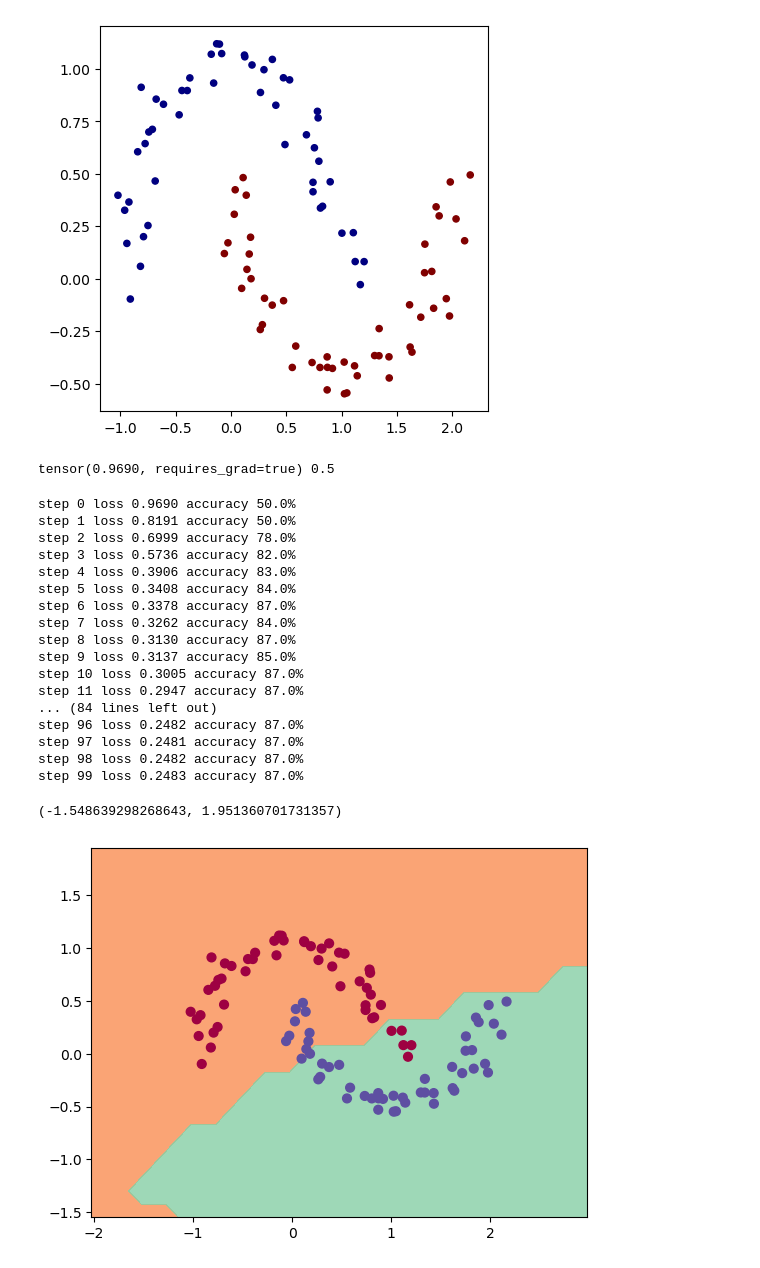
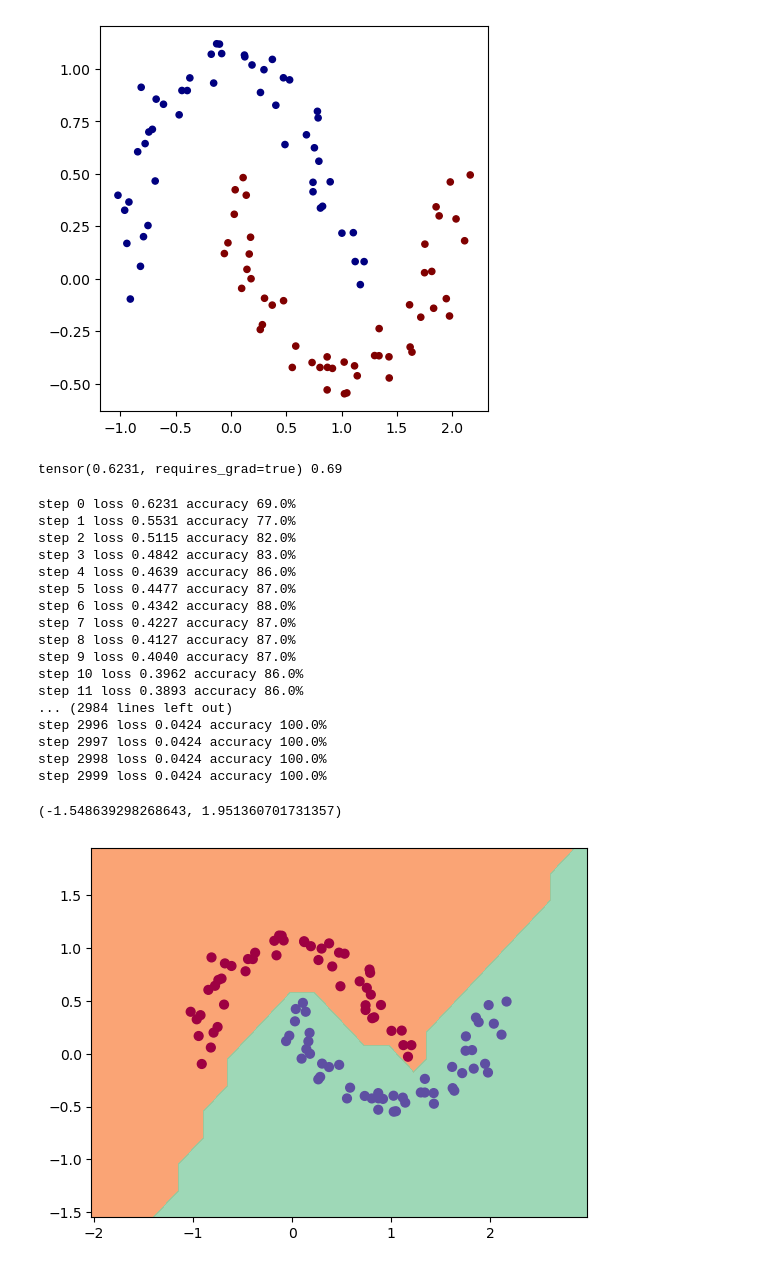
Before and after one commit to manoflearning/cranberry, a Jupyter notebook: examples/demo.ipynb, the cells around one changed output. Drawn from its saved outputs; the diff is of its cells as text; code cells hidden in the pictures.

Commit message:
makemoon accuracy 100%

```diff
--- a/examples/demo.ipynb
+++ b/examples/demo.ipynb
@@ -14,7 +14,6 @@ random.seed(1337)
 # make up a dataset
 from sklearn.datasets import make_moons, make_blobs
 X, y = make_moons(n_samples=100, noise=0.1)
-y = y*2 - 1 # make y be -1 or 1
 
 # visualize in 2D
 plt.figure(figsize=(5,5))
@@ -27,10 +26,11 @@ class Model:
     def __init__(self):
         self.layers: List[Callable[[cr.Tensor], cr.Tensor]] = [
             nn.Linear(2, 16),
-            nn.ReLU(),
-            nn.Linear(16, 16),
-            nn.ReLU(),
+            Tensor.relu,
+            # nn.Linear(16, 16),
+            # Tensor.relu,
             nn.Linear(16, 1),
+            Tensor.sigmoid
         ]
 
     def __call__(self, x: cr.Tensor):
@@ -41,43 +41,43 @@ class Model:
     def parameters(self):
         out = []
         for layer in self.layers:
-            out += layer.parameters()
+            if hasattr(layer, 'parameters'):
+                out += layer.parameters()
         return out
 
 model = Model()
 # %%
 # loss function
 def loss():
-    Xb, yb = cr.Tensor(X), cr.Tensor(y)
+    Xb, yb = Tensor(X), Tensor(y)
 
     # forward the model to get scores
     scores = model(Xb)
+    scores = scores.reshape([100])
 
-    # svm "max-margin" loss
-    scores = scores.reshape([100])
-    data_loss = (cr.Tensor([1 for _ in range(100)]) - yb*scores).relu().mean()
+    # binary cross entropy loss
+    data_loss = -(yb * scores.log() + (Tensor(1) - yb) * (Tensor(1) - scores).log()).mean()
 
     # L2 regularization
-    alpha = 1e-4
-    reg_loss = cr.Tensor(0)
+    reg_loss = Tensor(0)
     for params in model.parameters():
         reg_loss += (params * params).sum()
-    reg_loss *= cr.Tensor(alpha)
+    reg_loss *= Tensor(1e-4) # multiply alpha
     total_loss = data_loss + reg_loss
 
     # also get accuracy
-    accuracy = [(yi > 0) == (scorei > 0) for yi, scorei in zip(yb.data, scores.data)]
+    accuracy = [(yi > 0) == (scorei > 0.5) for yi, scorei in zip(yb.data, scores.data)]
     return total_loss, sum(accuracy) / len(accuracy)
 
 total_loss, acc = loss()
 print(total_loss, acc)
 # %% [output]
-tensor(0.9690, requires_grad=true) 0.5
+tensor(0.6231, requires_grad=true) 0.69
 # %%
 # optimization
-optimizer = cr.SGD(model.parameters(), lr=1.0)
+optimizer = cr.SGD(model.parameters(), lr=0.1)
 
-for k in range(100):
+for k in range(3000):
     # forward
     total_loss, acc = loss()
 
@@ -86,48 +86,47 @@ for k in range(100):
     total_loss.backward()
 
     # update
-    optimizer.set_lr(1.0 - 0.9*k/100)
     optimizer.step()
 
     if k % 1 == 0:
         print(f"step {k} loss {total_loss.data:.4f} accuracy {acc*100:.1f}%")
 # %% [output]
-step 0 loss 0.9690 accuracy 50.0%
-step 1 loss 0.8191 accuracy 50.0%
-step 2 loss 0.6999 accuracy 78.0%
-step 3 loss 0.5736 accuracy 82.0%
-step 4 loss 0.3906 accuracy 83.0%
-step 5 loss 0.3408 accuracy 84.0%
-step 6 loss 0.3378 accuracy 87.0%
-step 7 loss 0.3262 accuracy 84.0%
-step 8 loss 0.3130 accuracy 87.0%
-step 9 loss 0.3137 accuracy 85.0%
-step 10 loss 0.3005 accuracy 87.0%
-step 11 loss 0.2947 accuracy 87.0%
-... (84 lines left out)
-step 96 loss 0.2482 accuracy 87.0%
-step 97 loss 0.2481 accuracy 87.0%
-step 98 loss 0.2482 accuracy 87.0%
-step 99 loss 0.2483 accuracy 87.0%
+step 0 loss 0.6231 accuracy 69.0%
+step 1 loss 0.5531 accuracy 77.0%
+step 2 loss 0.5115 accuracy 82.0%
+step 3 loss 0.4842 accuracy 83.0%
+step 4 loss 0.4639 accuracy 86.0%
+step 5 loss 0.4477 accuracy 87.0%
+step 6 loss 0.4342 accuracy 88.0%
+step 7 loss 0.4227 accuracy 87.0%
+step 8 loss 0.4127 accuracy 87.0%
+step 9 loss 0.4040 accuracy 87.0%
+step 10 loss 0.3962 accuracy 86.0%
+step 11 loss 0.3893 accuracy 86.0%
+... (2984 lines left out)
+step 2996 loss 0.0424 accuracy 100.0%
+step 2997 loss 0.0424 accuracy 100.0%
+step 2998 loss 0.0424 accuracy 100.0%
+step 2999 loss 0.0424 accuracy 100.0%
 # %%
 # visualize decision boundary
 
 h = 0.25
 x_min, x_max = X[:, 0].min() - 1, X[:, 0].max() + 1
 y_min, y_max = X[:, 1].min() - 1, X[:, 1].max() + 1
 xx, yy = np.meshgrid(np.arange(x_min, x_max, h),
                      np.arange(y_min, y_max, h))
 Xmesh = np.c_[xx.ravel(), yy.ravel()]
-inputs = cr.Tensor(Xmesh)
+inputs = Tensor(Xmesh)
 scores = model(inputs)
-Z = np.array([scores.data > 0])
+Z = np.array([scores.data > 0.5])
 Z = Z.reshape(xx.shape)
 
 fig = plt.figure()
 plt.contourf(xx, yy, Z, cmap=plt.cm.Spectral, alpha=0.8)
 plt.scatter(X[:, 0], X[:, 1], c=y, s=40, cmap=plt.cm.Spectral)
 plt.xlim(xx.min(), xx.max())
 plt.ylim(yy.min(), yy.max())
 # %% [output]
 (-1.548639298268643, 1.951360701731357)
-[figure, old version]
+[figure, new version]
```
Also changed, not shown: parts of 1 cell of this notebook.
